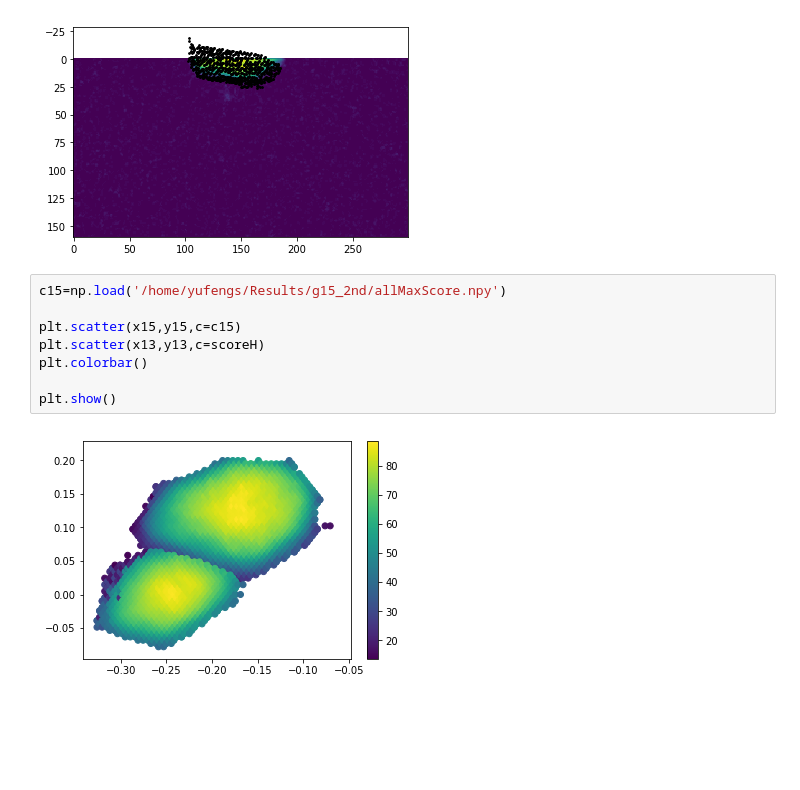
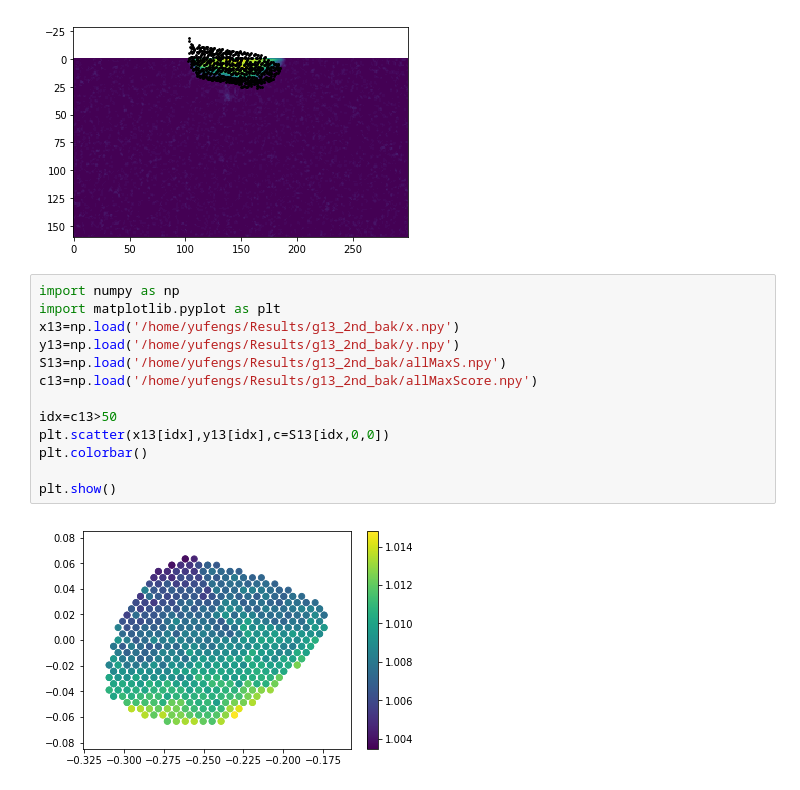
Before and after one commit to Yufeng-shen/StrainRecon, a Jupyter notebook: Visualization.ipynb, the cells around one changed output. Drawn from its saved outputs; the diff is of its cells as text; blank space fills up the shorter version.

```diff
--- a/Visualization.ipynb
+++ b/Visualization.ipynb
@@ -263,13 +263,18 @@ plt.scatter(xtmp[idx,ii],ytmp[idx,ii],s=3,c='k')
 plt.show()
 # %% [output]
 [figure]
-# %%
-c15=np.load('/home/yufengs/Results/g15_2nd/allMaxScore.npy')
-
-plt.scatter(x15,y15,c=c15)
-plt.scatter(x13,y13,c=scoreH)
-plt.colorbar()
-
-plt.show()
-# %% [output]
-[figure, removed]
+# %%
+import numpy as np
+import matplotlib.pyplot as plt
+x13=np.load('/home/yufengs/Results/g13_2nd_bak/x.npy')
+y13=np.load('/home/yufengs/Results/g13_2nd_bak/y.npy')
+S13=np.load('/home/yufengs/Results/g13_2nd_bak/allMaxS.npy')
+c13=np.load('/home/yufengs/Results/g13_2nd_bak/allMaxScore.npy')
+
+idx=c13>50
+plt.scatter(x13[idx],y13[idx],c=S13[idx,0,0])
+plt.colorbar()
+
+plt.show()
+# %% [output]
+[figure, added]
```
Also changed, not shown: parts of 3 cells of this notebook, 13 other files.
